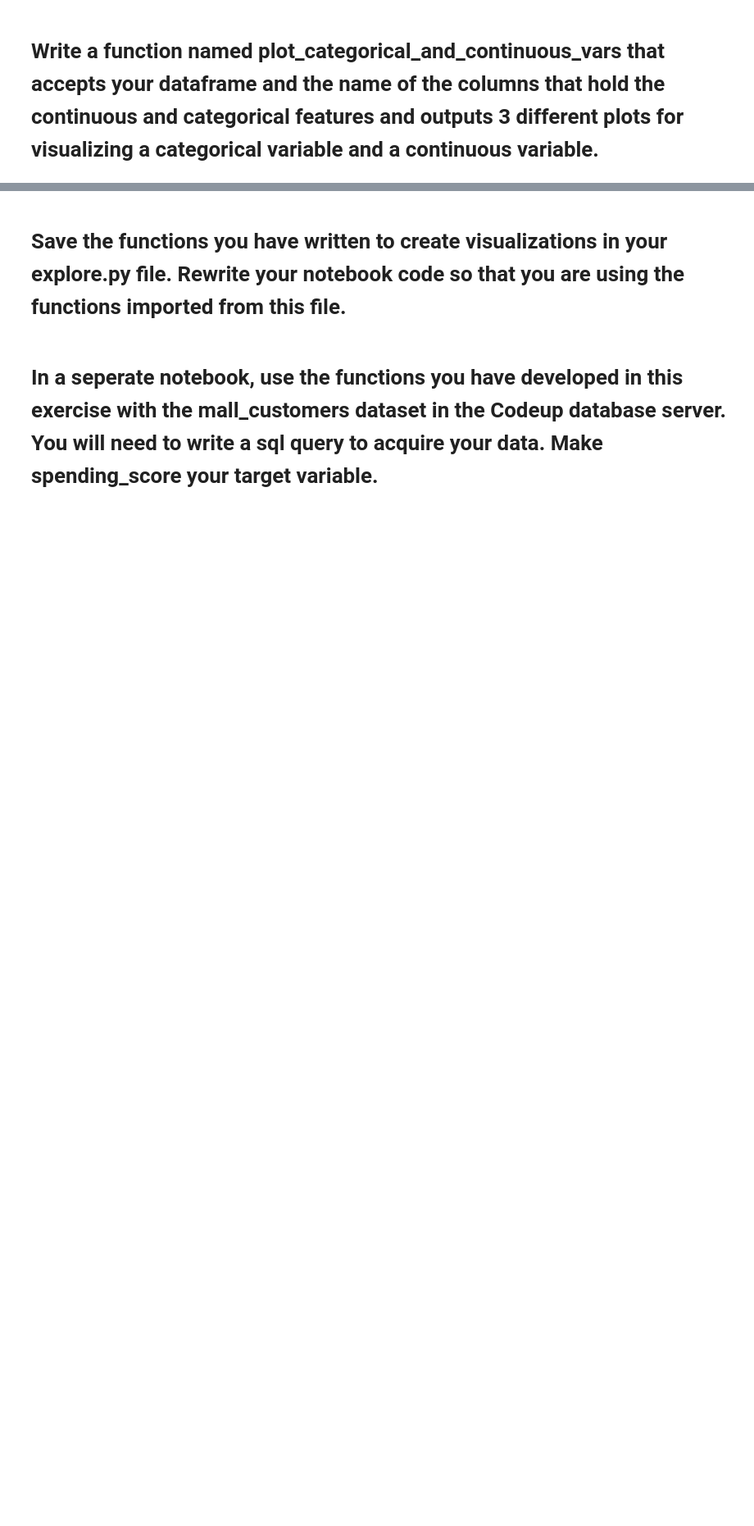
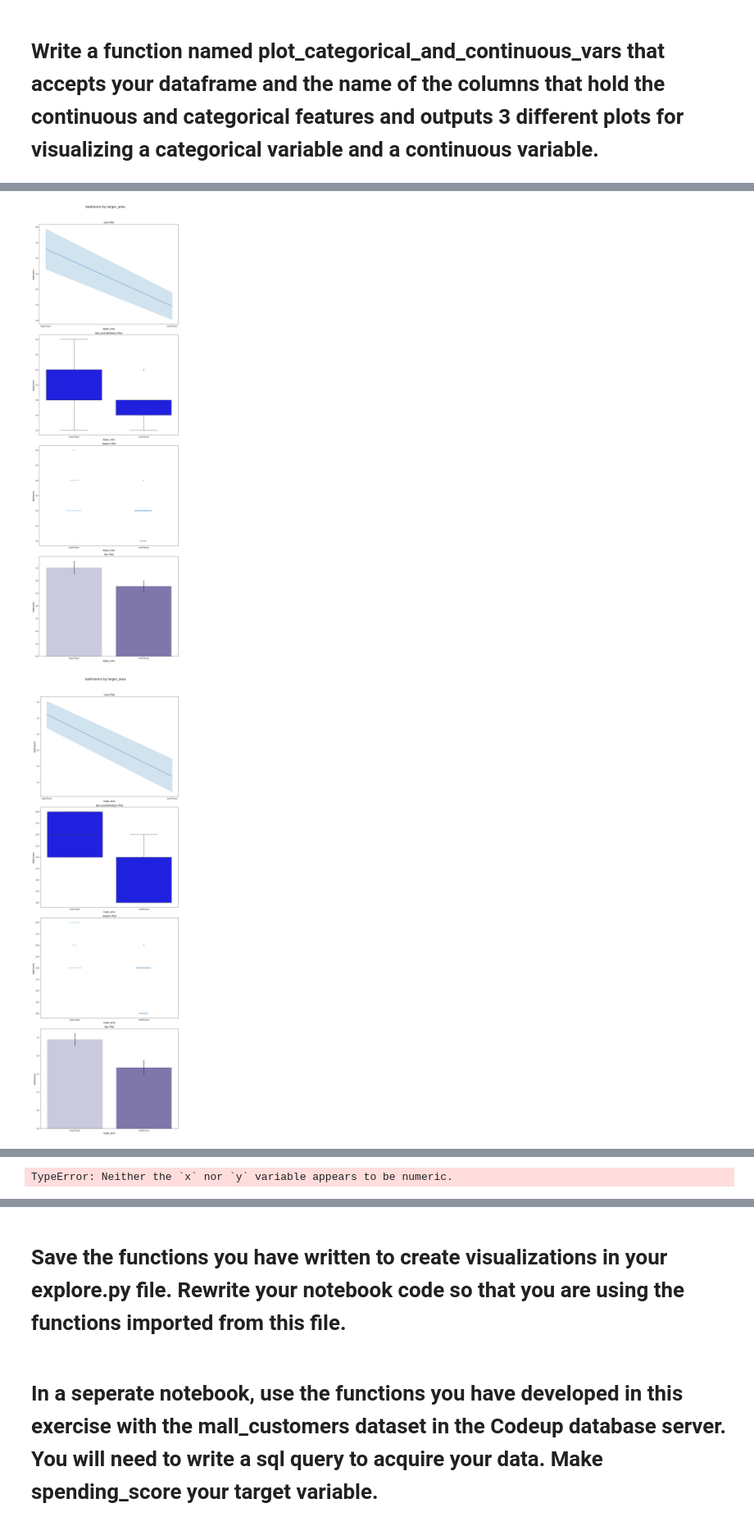
Before and after one commit to joshuamchavez2/regression-exercises, a Jupyter notebook: explore.ipynb, the cells around one changed output, grey strips where cells are left out. Shown at 82% size. Drawn from its saved outputs; the diff is of its cells as text; code cells hidden in the pictures; blank space fills up the shorter version.

```diff
--- a/explore.ipynb
+++ b/explore.ipynb
@@ -92,0 +243,2 @@ def plot_categorical_and_continuous_vars(df, categ, cont):
+# %%
+train['larger_area'] = np.where(train.area > train.area.median(), 'large house', 'small house')
@@ -92,0 +255,2 @@ def plot_categorical_and_continuous_vars(df, categ, cont):
+# %%
+train['tax_range'] = np.where(train.tax_value > train.tax_value.median(), 'large tax', 'small tax')
@@ -92,0 +270,8 @@ def plot_categorical_and_continuous_vars(df, categ, cont):
+# %%
+cats = ['larger_area']
+cont = train.drop(columns=['year_built', 'fips']).columns
+# %%
+plot_categorical_and_continuous_vars(cats, cont, train.sample(50))
+# %% [output]
+[figure, added]
+[figure, added]
@@ -92,0 +280 @@ def plot_categorical_and_continuous_vars(df, categ, cont):
+TypeError: Neither the `x` nor `y` variable appears to be numeric.
```
Also changed, not shown: parts of 19 cells of this notebook, 16 other files.
